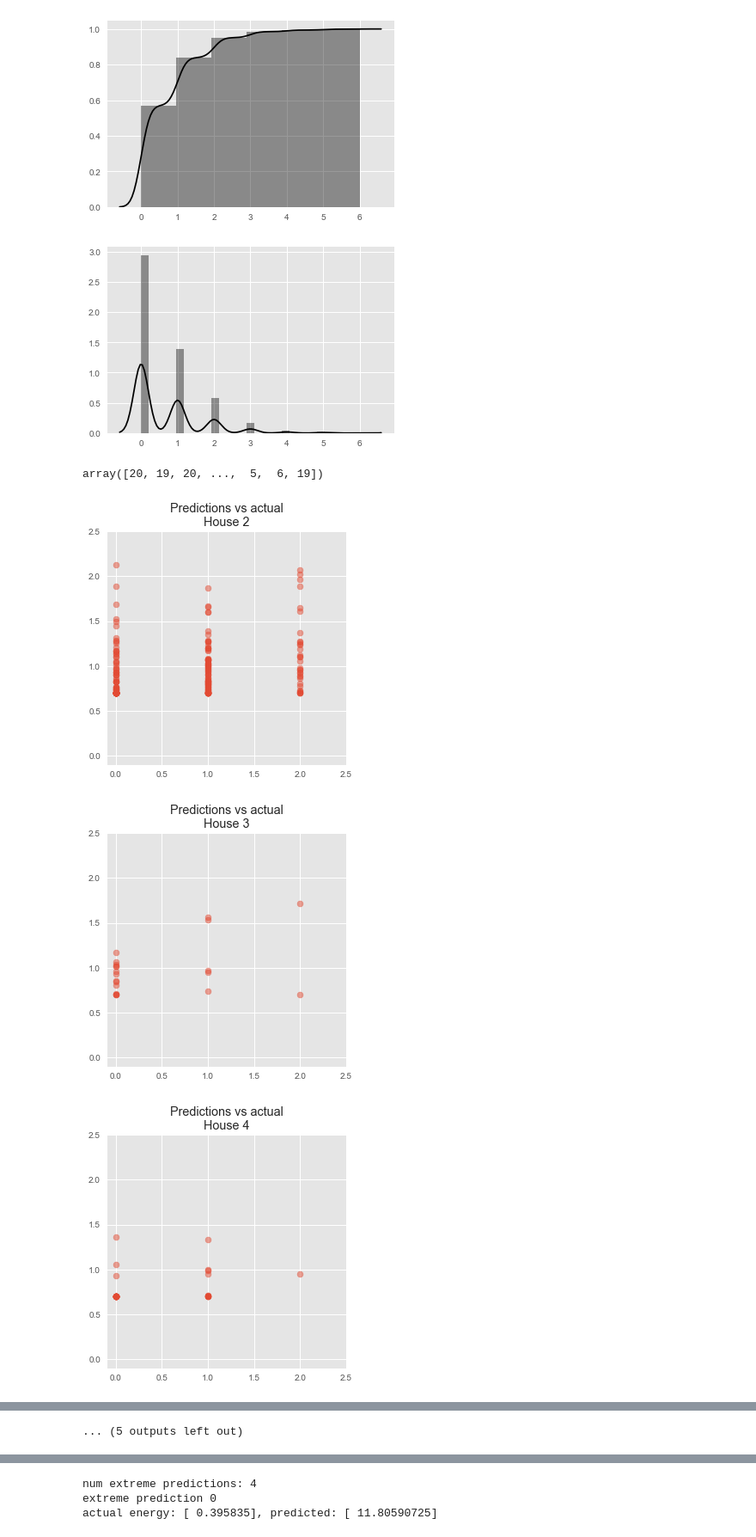
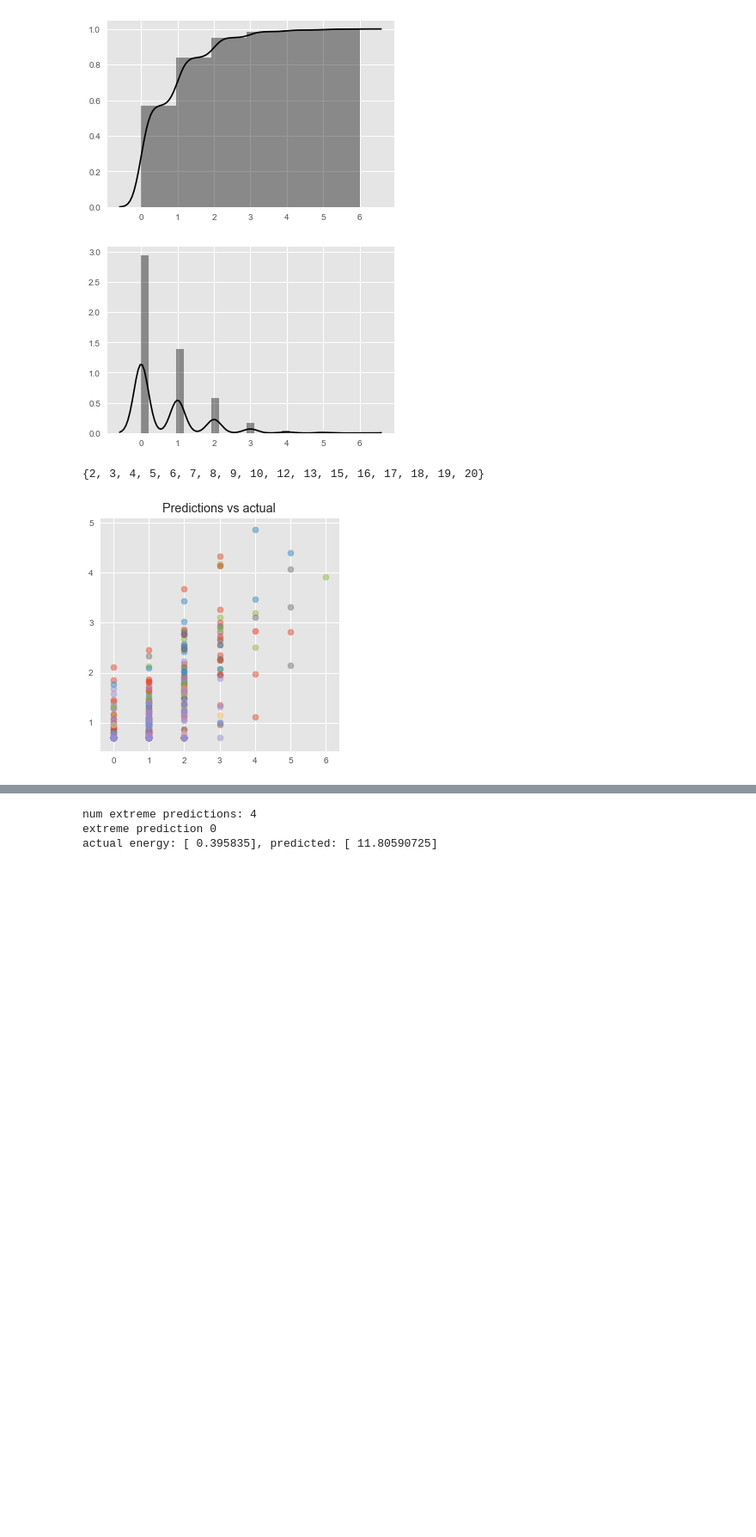
Before and after one commit to sipolac/thesis, a Jupyter notebook: py/build_models.ipynb, the cells around one changed output, grey strips where cells are left out. Shown at 86% size. Cells and saved outputs as stored; diff of their text form; code cells hidden in the pictures; blank space fills up the shorter version.

```diff
--- a/py/build_models.ipynb
+++ b/py/build_models.ipynb
@@ -76,7 +116,7 @@ extreme_percentile_cutoff = 100
 # %%
 modeling_group_name = '2017-07-02'
-target_type = 'energy'
-app_names = ['kettle']
+target_type = 'activations'
+app_names = ['washing machine']
 # app_names = list(APP_NAMES)
 
 Y_key = 'Y1' if target_type=='energy' else 'Y2'
@@ -99,6 +139,10 @@ for model_name in model_files:
                             names=['param', 'value'])
 
     history_df['model'] = model_name
+    try:
+        history_df['runtime']
+    except KeyError:
+        history_df['runtime'] = float('inf')
     params_df['model'] = model_name
 
     history_all.append(history_df)
@@ -134,8 +190,8 @@ IOError: File /Users/sipola/Google Drive/education/coursework/graduate/edinburgh
 # %%
 # Load best model
 best_model_name = hist_and_params.loc[hist_and_params['loss']==hist_and_params['loss'].min()].index.values[0]
-dir_this_model = os.path.join(dir_models_set, best_model_name, 'weights.hdf5')
-model = load_model(os.path.join(dir_models_set, best_model_name, 'weights.hdf5'))
+dir_this_model = os.path.join(dir_models_set, best_model_name)
+model = load_model(os.path.join(dir_this_model, 'weights.hdf5'))
 # model = load_model('/Users/sipola/Google Drive/education/coursework/graduate/edinburgh/dissertation/thesis/data/models/2017-06-28/fridge/model_11/weights.hdf5')
 # %%
 target_scaler = pickle.load(open(os.path.join(dir_this_model, 'target_scaler.pkl'), 'rb'))
@@ -155,8 +212,8 @@ for i in range(2):
 sub_app_idx = 0
 if len(app_idx) == 1:
     sub_app_idx = 0
-y_val = val_data[Y_key][:,app_idx][:,sub_app_idx]
-y_hat = target_scaler.inverse_transform(model.predict(reshape_as_tensor(val_data['X']))[:,sub_app_idx])
+y_val = all_data['val'][Y_key][:,app_idx][:,sub_app_idx]
+y_hat = target_scaler.inverse_transform(model.predict(reshape_as_tensor(all_data['val']['X']))[:,sub_app_idx])
 if all(y_hat[0] == y_hat):
     print 'all predicted values are the same!'
 # %%
@@ -185,10 +242,10 @@ plt.show()
 [figure]
 [figure]
 [figure]
-# %%
-val_data['x_house']
-# %% [output]
-array([20, 19, 20, ...,  5,  6, 19])
+# %%
+set(all_data['val']['x_house'])
+# %% [output]
+{2, 3, 4, 5, 6, 7, 8, 9, 10, 12, 13, 15, 16, 17, 18, 19, 20}
 # %%
 # # y_hat = dist_fun(y_hat, min_y, True)
 # ax = sns.regplot(x=array_to_1d(y), y=array_to_1d(y_hat), color='black')
@@ -197,42 +254,41 @@ array([20, 19, 20, ...,  5,  6, 19])
 
 # colormap = plt.cm.Set1
 
-x_house_val = val_data['x_house']
+x_house_val = all_data['val']['x_house']
 
-plot_together = False
+plot_together = True
 figsize = (5,5)
 plt_title = 'Predictions vs actual'
 if plot_together:
     fig = plt.figure(figsize=figsize)
     ax = fig.add_subplot(111, title=plt_title)
 # ax.set_color_cycle([colormap(i) for i in np.linspace(0, 1, len(app_names))])
 for house_id in list(set(x_house_val)):
     if not plot_together:
         fig = plt.figure(figsize=figsize)
         ax = fig.add_subplot(111, title=plt_title + '\nHouse {}'.format(house_id))
-        ax.set_ylim(-0.1,2.5)
-        ax.set_xlim(-0.1,2.5)
+        # ax.set_ylim(-0.1,2.5)
+        # ax.set_xlim(-0.1,2.5)
     y_hat_house = y_hat[x_house_val==house_id]
     y_val_house = y_val[x_house_val==house_id]
     ax.scatter(y_val_house, y_hat_house, alpha=0.5, label=house_id)
 # plt.show()
 # ax.set_ylim(0,2.5)
 # ax.set_xlim(0,2.5)
 if plot_together:
-    ax.legend()
+    # ax.legend()
+    pass
 plt.show()
 # print min(y_hat)
 
 
 # i = 3
 # y, y_hat = Y[:,i], Y_hat[:,i]
 # fig = plt.figure()
 # ax = fig.add_subplot(111, title='Test scatter')
 # ax.scatter(y_hat, y, color='black', alpha=0.5)
 # ax.set_ylim(0,5)
 # ax.set_xlim(0,5)
 # # print min(y_hat)
 # %% [output]
-[figure, old version]
+[figure, new version]
-[figure, removed]
-[figure, removed]
@@ -248 +294,0 @@ plt.show()
-... (5 outputs left out)
```
Also changed, not shown: parts of 9 cells of this notebook, 2 other files.
